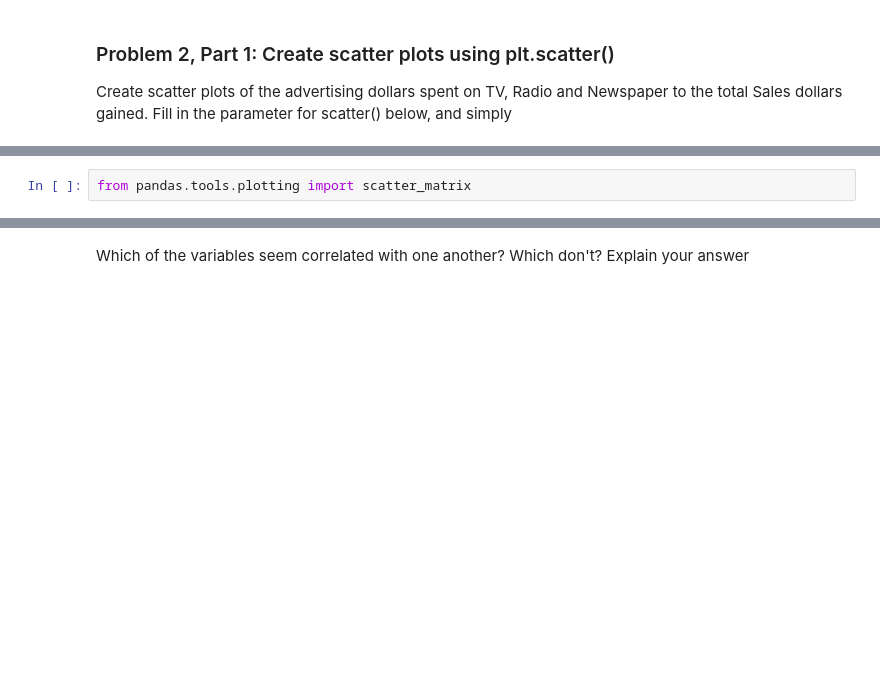
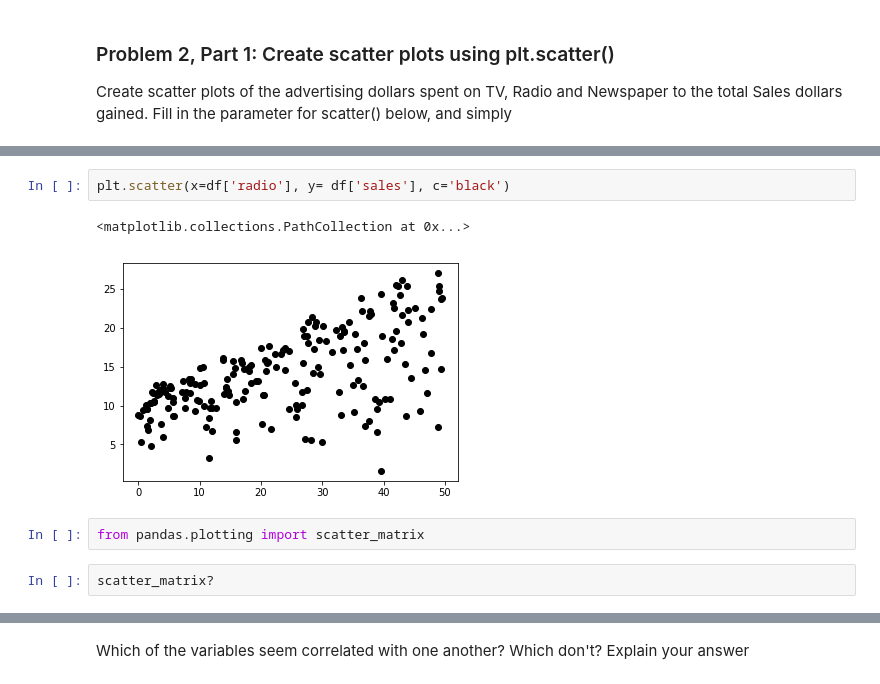
Before and after one commit to Columbia-Intro-Data-Science/python-introduction-wd-x, a Jupyter notebook: Homework 1 - Github and Pandas.ipynb, the cells around one changed output, grey strips where cells are left out. Saved outputs shown, nothing was run; the diff lists cells and outputs as text; blank space fills up the shorter version.

```diff
--- a/Homework 1 - Github and Pandas.ipynb
+++ b/Homework 1 - Github and Pandas.ipynb
@@ -89,2 +99,9 @@ Create scatter plots of the advertising dollars spent on TV, Radio and Newspaper
+# %%
+plt.scatter(x=df['radio'], y= df['sales'], c='black')
+# %% [output]
+<matplotlib.collections.PathCollection at 0x...>
+[figure, added]
 # %%
-from pandas.tools.plotting import scatter_matrix
+from pandas.plotting import scatter_matrix
+# %%
+scatter_matrix?
```
Also changed, not shown: parts of 19 cells of this notebook.
